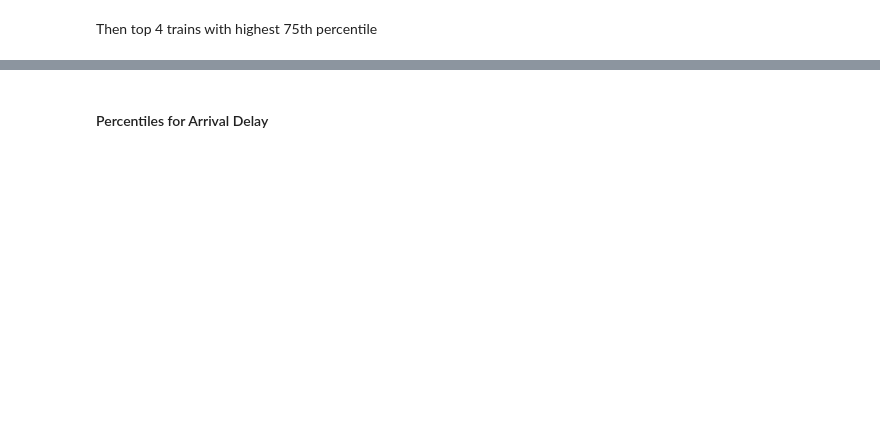
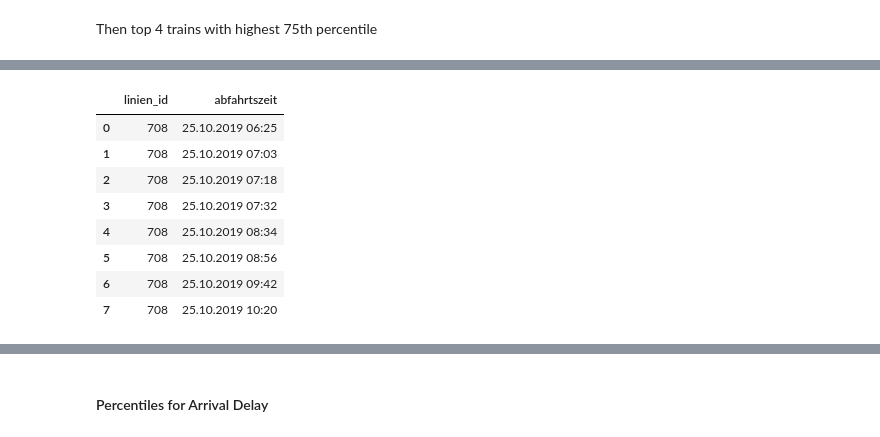
Before and after one commit to FurkanKarakas/dslab-homework-1, a Jupyter notebook: notebooks/DSLab_homework-1.ipynb, the cells around one changed output, grey strips where cells are left out. Cells and saved outputs as stored; diff of their text form; code cells hidden in the pictures; blank space fills up the shorter version.

```diff
--- a/notebooks/DSLab_homework-1.ipynb
+++ b/notebooks/DSLab_homework-1.ipynb
@@ -680,0 +680,19 @@ So all  **708,704,706 and 713.** are on a similiar path. Trains are going betwee
+# %%
+query = """
+SELECT linien_id,ABFAHRTSZEIT
+FROM {0}.sbb_orc
+WHERE linien_id = "708" AND verkehrsmittel_text = "IC"
+LIMIT 8
+""".format(username)
+pd.options.display.max_colwidth = 999
+pd.read_sql(query, conn)
+# %% [output]
+|  | linien_id | abfahrtszeit |
+| 0 | 708 | 25.10.2019 06:25 |
+| 1 | 708 | 25.10.2019 07:03 |
+| 2 | 708 | 25.10.2019 07:18 |
+| 3 | 708 | 25.10.2019 07:32 |
+| 4 | 708 | 25.10.2019 08:34 |
+| 5 | 708 | 25.10.2019 08:56 |
+| 6 | 708 | 25.10.2019 09:42 |
+| 7 | 708 | 25.10.2019 10:20 |
```
Also changed, not shown: parts of 17 cells of this notebook.
